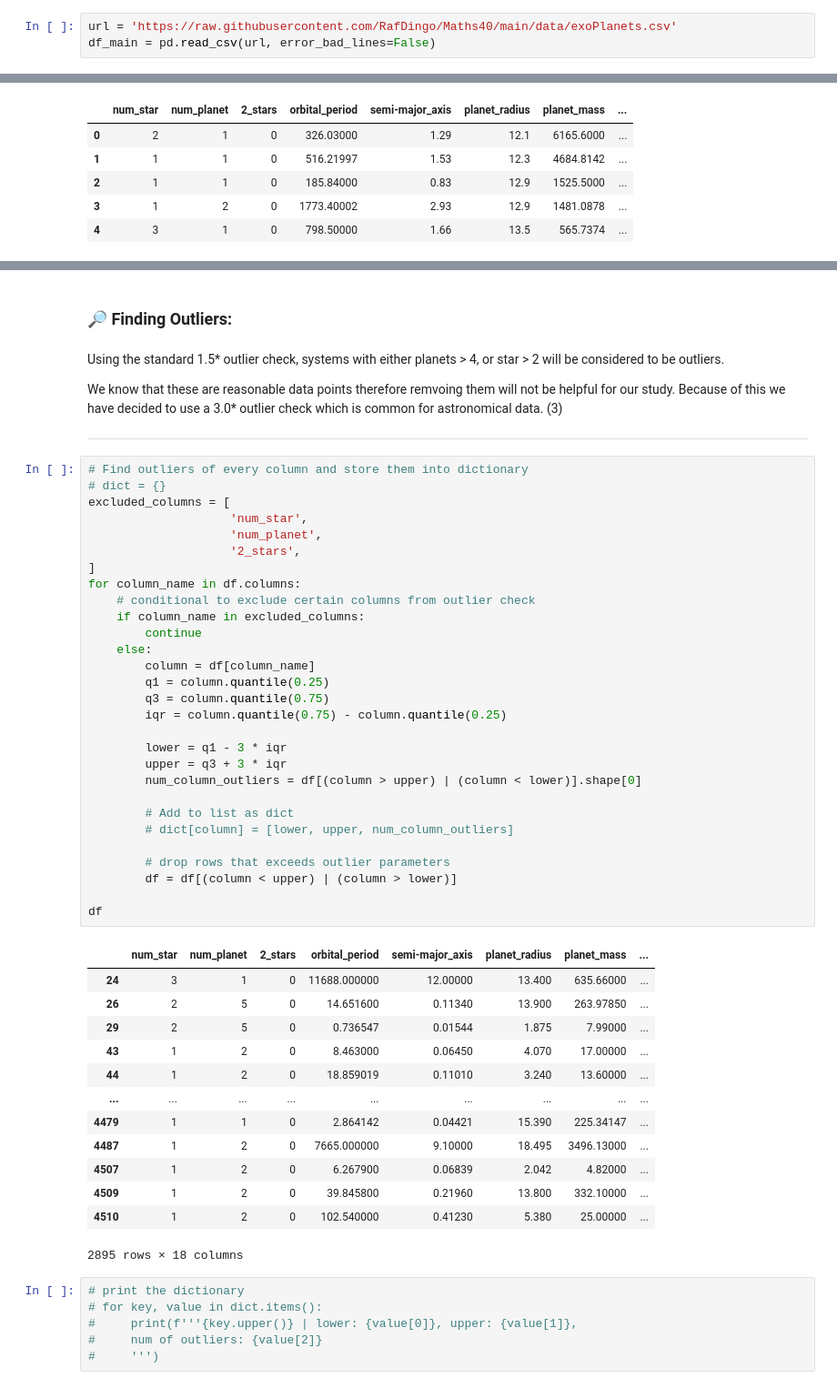
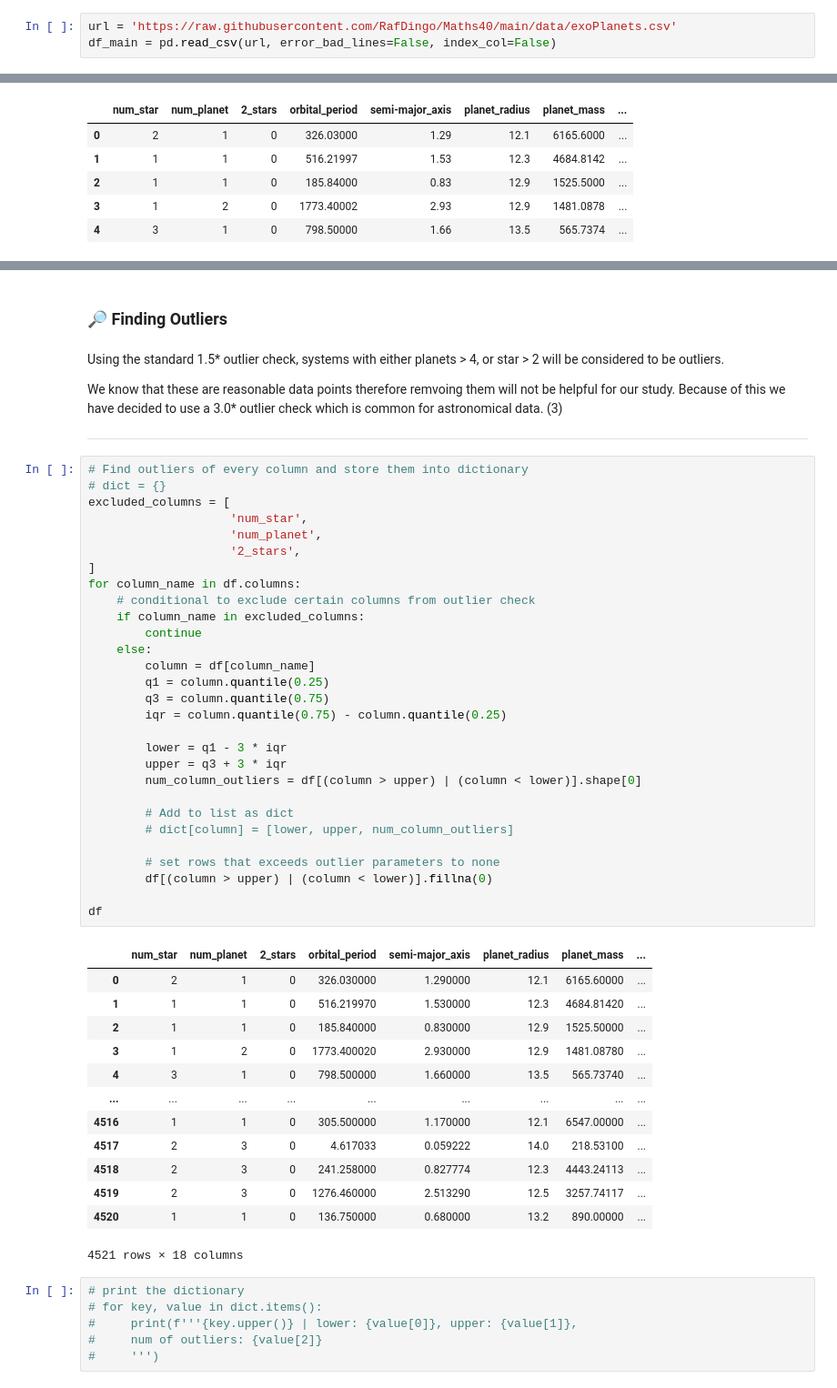
Before and after one commit to RafDingo/Maths40, a Jupyter notebook: Maths40.ipynb, the cells around one changed output, grey strips where cells are left out. Shown: that part at 91% size. Drawn from its saved outputs; the diff is of its cells as text.

```diff
--- a/Maths40.ipynb
+++ b/Maths40.ipynb
@@ -131,7 +132,7 @@ if (not os.environ.get('PYTHONHTTPSVERIFY', '') and
     ssl._create_default_https_context = ssl._create_unverified_context
 # %%
 url = 'https://raw.githubusercontent.com/RafDingo/Maths40/main/data/exoPlanets.csv'
-df_main = pd.read_csv(url, error_bad_lines=False)
+df_main = pd.read_csv(url, error_bad_lines=False, index_col=False)
 # %%
 print('Shape:', df_main.shape)
 df_main.sample(10, random_state=999)
@@ -254,5 +275,5 @@ print('Unique values per column: ', df.nunique())
 # %% [markdown]
-### 🔎 **Finding Outliers**:
+### 🔎 **Finding Outliers** <a name="Finding_Outliers"></a>
 # %% [markdown]
 Using the standard 1.5* outlier check, systems with either planets > 4, or star > 2 will be considered to be outliers.
 
@@ -262,46 +283,46 @@ We know that these are reasonable data points therefore remvoing them will not b
 # %%
 # Find outliers of every column and store them into dictionary
 # dict = {}
 excluded_columns = [
                     'num_star',
                     'num_planet',
                     '2_stars',
 ]
 for column_name in df.columns:
     # conditional to exclude certain columns from outlier check
     if column_name in excluded_columns:
         continue
     else:
         column = df[column_name]
         q1 = column.quantile(0.25)
         q3 = column.quantile(0.75)
         iqr = column.quantile(0.75) - column.quantile(0.25)
 
         lower = q1 - 3 * iqr
         upper = q3 + 3 * iqr
         num_column_outliers = df[(column > upper) | (column < lower)].shape[0]
 
         # Add to list as dict
         # dict[column] = [lower, upper, num_column_outliers]
 
-        # drop rows that exceeds outlier parameters
-        df = df[(column < upper) | (column > lower)]
+        # set rows that exceeds outlier parameters to none
+        df[(column > upper) | (column < lower)].fillna(0)
 
 df
 # %% [output]
 |  | num_star | num_planet | 2_stars | orbital_period | semi-major_axis | planet_radius | planet_mass | ... |
-| 24 | 3 | 1 | 0 | 11688.000000 | 12.00000 | 13.400 | 635.66000 | ... |
-| 26 | 2 | 5 | 0 | 14.651600 | 0.11340 | 13.900 | 263.97850 | ... |
-| 29 | 2 | 5 | 0 | 0.736547 | 0.01544 | 1.875 | 7.99000 | ... |
-| 43 | 1 | 2 | 0 | 8.463000 | 0.06450 | 4.070 | 17.00000 | ... |
-| 44 | 1 | 2 | 0 | 18.859019 | 0.11010 | 3.240 | 13.60000 | ... |
+| 0 | 2 | 1 | 0 | 326.030000 | 1.290000 | 12.1 | 6165.60000 | ... |
+| 1 | 1 | 1 | 0 | 516.219970 | 1.530000 | 12.3 | 4684.81420 | ... |
+| 2 | 1 | 1 | 0 | 185.840000 | 0.830000 | 12.9 | 1525.50000 | ... |
+| 3 | 1 | 2 | 0 | 1773.400020 | 2.930000 | 12.9 | 1481.08780 | ... |
+| 4 | 3 | 1 | 0 | 798.500000 | 1.660000 | 13.5 | 565.73740 | ... |
 | ... | ... | ... | ... | ... | ... | ... | ... | ... |
-| 4479 | 1 | 1 | 0 | 2.864142 | 0.04421 | 15.390 | 225.34147 | ... |
-| 4487 | 1 | 2 | 0 | 7665.000000 | 9.10000 | 18.495 | 3496.13000 | ... |
-| 4507 | 1 | 2 | 0 | 6.267900 | 0.06839 | 2.042 | 4.82000 | ... |
-| 4509 | 1 | 2 | 0 | 39.845800 | 0.21960 | 13.800 | 332.10000 | ... |
-| 4510 | 1 | 2 | 0 | 102.540000 | 0.41230 | 5.380 | 25.00000 | ... |
+| 4516 | 1 | 1 | 0 | 305.500000 | 1.170000 | 12.1 | 6547.00000 | ... |
+| 4517 | 2 | 3 | 0 | 4.617033 | 0.059222 | 14.0 | 218.53100 | ... |
+| 4518 | 2 | 3 | 0 | 241.258000 | 0.827774 | 12.3 | 4443.24113 | ... |
+| 4519 | 2 | 3 | 0 | 1276.460000 | 2.513290 | 12.5 | 3257.74117 | ... |
+| 4520 | 1 | 1 | 0 | 136.750000 | 0.680000 | 13.2 | 890.00000 | ... |
-2895 rows × 18 columns
+4521 rows × 18 columns
 # %%
 # print the dictionary
 # for key, value in dict.items():
```
Also changed, not shown: parts of 23 cells of this notebook.
